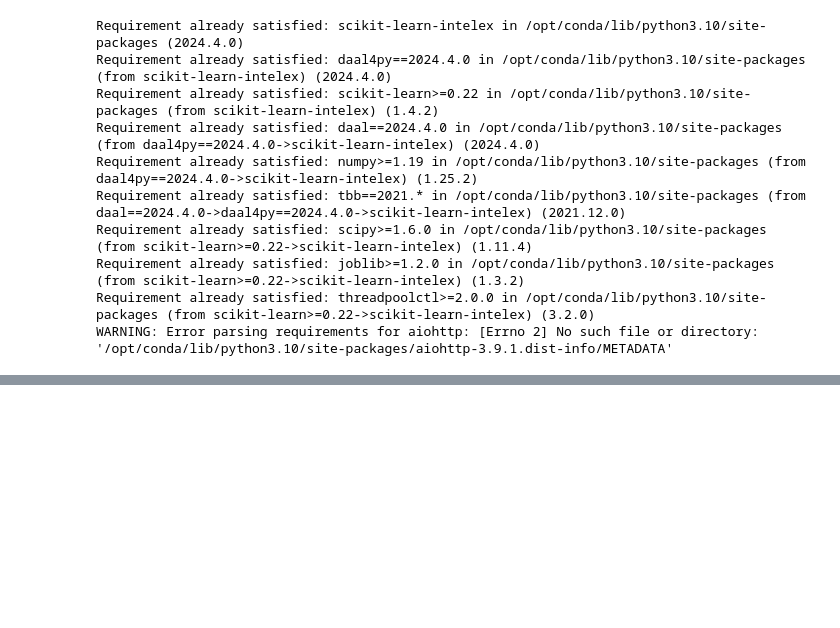
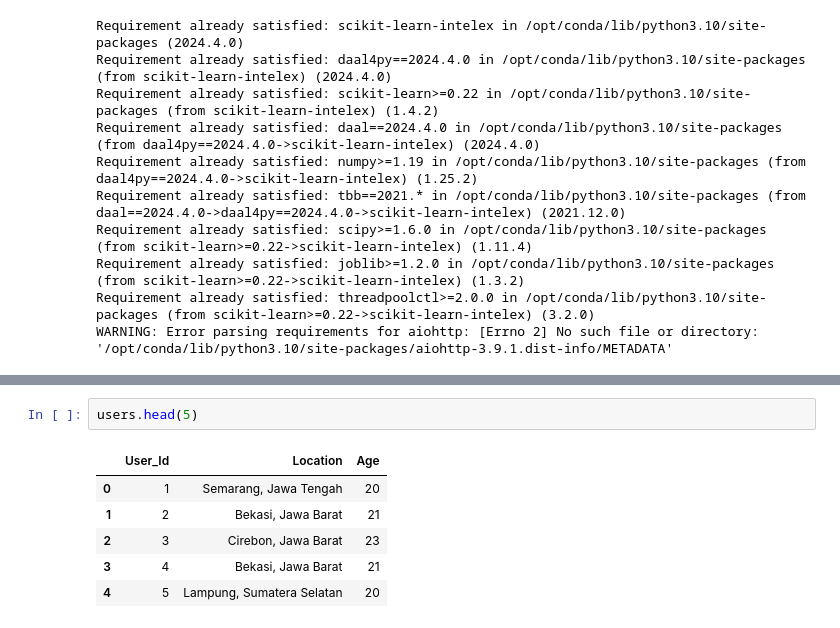
Before and after one commit to Semaroam/CapstoneProject-ML, a Jupyter notebook: CapstoneProject.ipynb, the cells around one changed output, grey strips where cells are left out. Cells and saved outputs as stored; diff of their text form; blank space fills up the shorter version.

```diff
--- a/CapstoneProject.ipynb
+++ b/CapstoneProject.ipynb
@@ -129,0 +132,9 @@ df
+# %%
+users.head(5)
+# %% [output]
+|  | User_Id | Location | Age |
+| 0 | 1 | Semarang, Jawa Tengah | 20 |
+| 1 | 2 | Bekasi, Jawa Barat | 21 |
+| 2 | 3 | Cirebon, Jawa Barat | 23 |
+| 3 | 4 | Bekasi, Jawa Barat | 21 |
+| 4 | 5 | Lampung, Sumatera Selatan | 20 |
```
Also changed, not shown: parts of 6 cells of this notebook.
